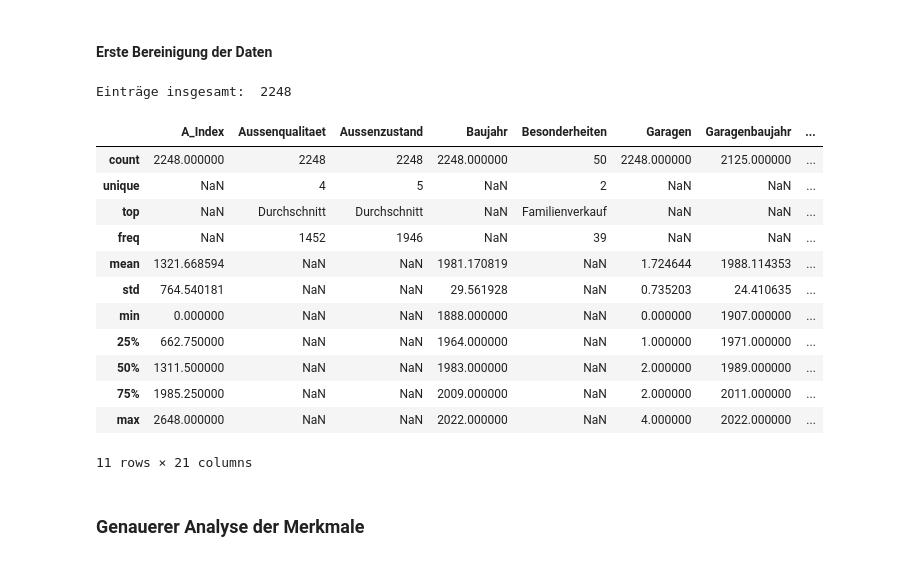
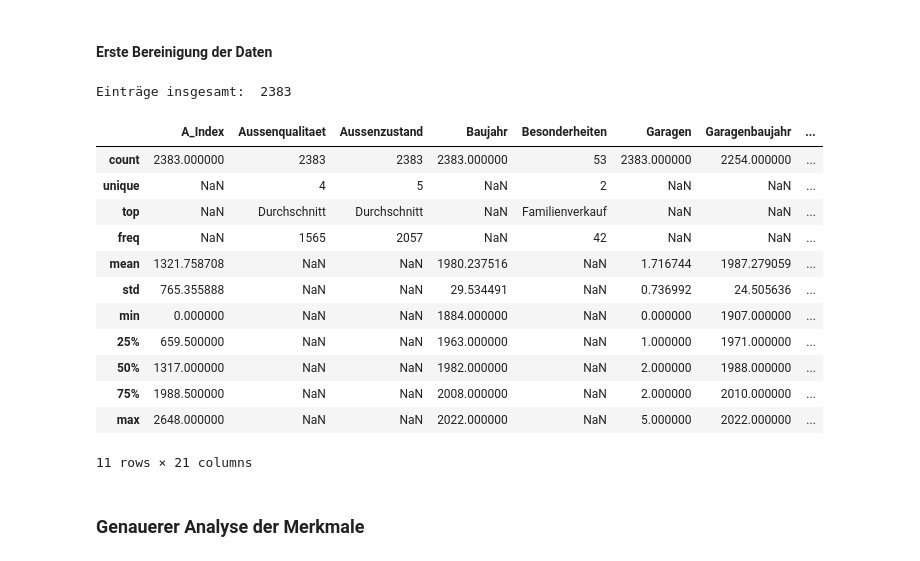
Before and after one commit to juliabb1/Data-Science-Programmentwurf, a Jupyter notebook: Programmentwurf/programmentwurf.ipynb, the cells around one changed output. Drawn from its saved outputs; the diff is of its cells as text; code cells hidden in the pictures.

```diff
--- a/Programmentwurf/programmentwurf.ipynb
+++ b/Programmentwurf/programmentwurf.ipynb
@@ -159,38 +159,35 @@ Auffälligkeiten im Datensatz, die für spätere Datenbereinigung und Feature En
 # %%
 # Ersetzen von 0 durch NaN in Spalte "Renovierungsjahr"
 data["Renovierungsjahr"].replace(0, np.nan, inplace=True)
 
 # Korrektur der Spaltennamen
 data.rename({'Zz_Verkaufspreis': 'Zz_Verkaufspreis_eur'}, axis=1, inplace=True)
 
 # Löschen von Einträge mit n/a in "Lage"
 data = data.dropna(subset=["Lage"])
 
-# Löschen von Einträge mit "Niedrige QualitÃ¤t" in Spalte "Keller"
-data = data[data["Keller"] != "Niedrige Qualität"]
-
 # Gruppieren der Merkmale in Merkmalsgruppen und laden in Dataframes
-data_allg_eigenschaften = data[["Lage", "Grundstueck_qm", "Steuerzuordnung", "Zz_Verkaufspreis_eur"]]
+data_allg_eigenschaften = data[["Lage", "Grundstueck_qm", "Wohnflaeche_qm", "Steuerzuordnung", "Zz_Verkaufspreis_eur"]]
 data_qualitaet_und_zustand = data[["Aussenqualitaet", "Aussenzustand", "Heizungszustand", "Kaminqualitaet", "Kuechenzustand", "Qualitaet", "Zustand", "Zz_Verkaufspreis_eur"]]
 data_jahreszahlen = data[["Baujahr", "Garagenbaujahr", "Renovierungsjahr", "Verkaufsjahr", "Zz_Verkaufspreis_eur"]]
 data_zusatzmerkmale = data[["Besonderheiten", "Garagen", "Kamine", "Keller", "Zz_Verkaufspreis_eur"]]
 
 print("Einträge insgesamt: ", len(data))
 data.describe(include="all")
 # %% [output]
-Einträge insgesamt:  2248
+Einträge insgesamt:  2383
 |  | A_Index | Aussenqualitaet | Aussenzustand | Baujahr | Besonderheiten | Garagen | Garagenbaujahr | ... |
-| count | 2248.000000 | 2248 | 2248 | 2248.000000 | 50 | 2248.000000 | 2125.000000 | ... |
+| count | 2383.000000 | 2383 | 2383 | 2383.000000 | 53 | 2383.000000 | 2254.000000 | ... |
 | unique | NaN | 4 | 5 | NaN | 2 | NaN | NaN | ... |
 | top | NaN | Durchschnitt | Durchschnitt | NaN | Familienverkauf | NaN | NaN | ... |
-| freq | NaN | 1452 | 1946 | NaN | 39 | NaN | NaN | ... |
-| mean | 1321.668594 | NaN | NaN | 1981.170819 | NaN | 1.724644 | 1988.114353 | ... |
-| std | 764.540181 | NaN | NaN | 29.561928 | NaN | 0.735203 | 24.410635 | ... |
-| min | 0.000000 | NaN | NaN | 1888.000000 | NaN | 0.000000 | 1907.000000 | ... |
-| 25% | 662.750000 | NaN | NaN | 1964.000000 | NaN | 1.000000 | 1971.000000 | ... |
-| 50% | 1311.500000 | NaN | NaN | 1983.000000 | NaN | 2.000000 | 1989.000000 | ... |
-| 75% | 1985.250000 | NaN | NaN | 2009.000000 | NaN | 2.000000 | 2011.000000 | ... |
-| max | 2648.000000 | NaN | NaN | 2022.000000 | NaN | 4.000000 | 2022.000000 | ... |
+| freq | NaN | 1565 | 2057 | NaN | 42 | NaN | NaN | ... |
+| mean | 1321.758708 | NaN | NaN | 1980.237516 | NaN | 1.716744 | 1987.279059 | ... |
+| std | 765.355888 | NaN | NaN | 29.534491 | NaN | 0.736992 | 24.505636 | ... |
+| min | 0.000000 | NaN | NaN | 1884.000000 | NaN | 0.000000 | 1907.000000 | ... |
+| 25% | 659.500000 | NaN | NaN | 1963.000000 | NaN | 1.000000 | 1971.000000 | ... |
+| 50% | 1317.000000 | NaN | NaN | 1982.000000 | NaN | 2.000000 | 1988.000000 | ... |
+| 75% | 1988.500000 | NaN | NaN | 2008.000000 | NaN | 2.000000 | 2010.000000 | ... |
+| max | 2648.000000 | NaN | NaN | 2022.000000 | NaN | 5.000000 | 2022.000000 | ... |
 11 rows × 21 columns
 # %% [markdown]
 ### Genauerer Analyse der Merkmale
```
Also changed, not shown: parts of 7 cells of this notebook, 1 other file.
